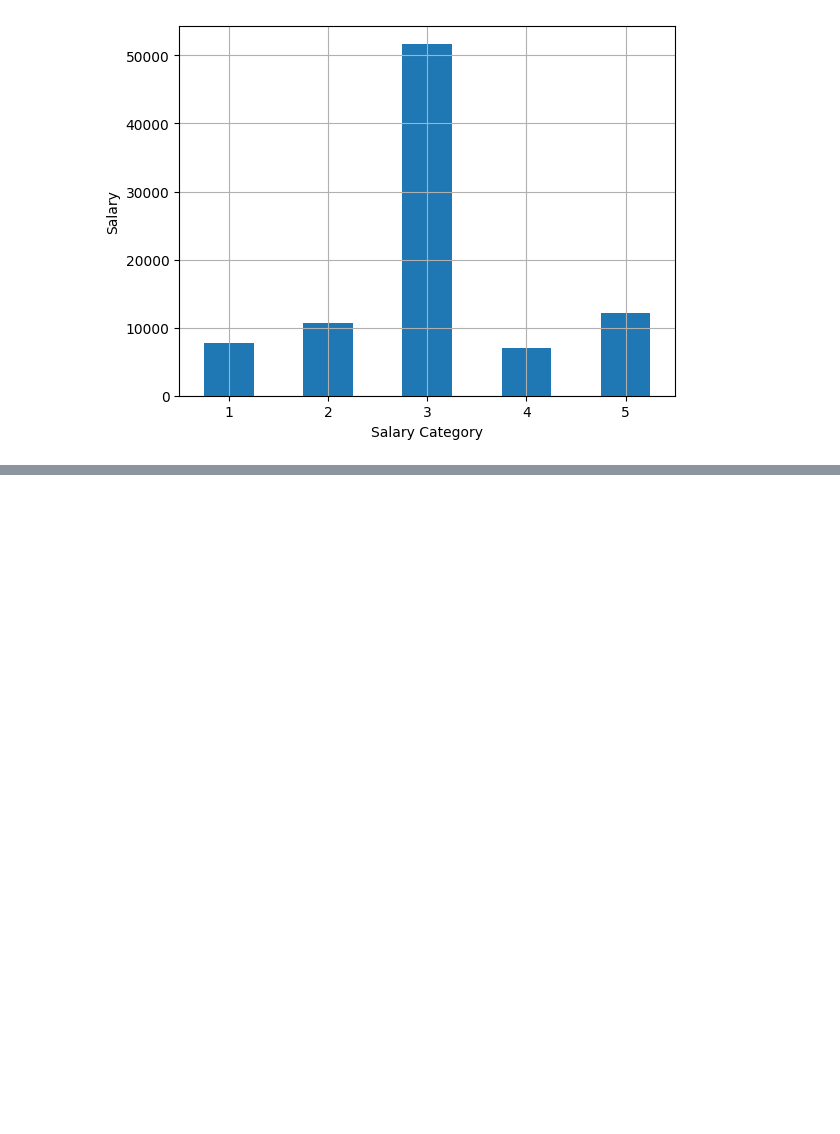
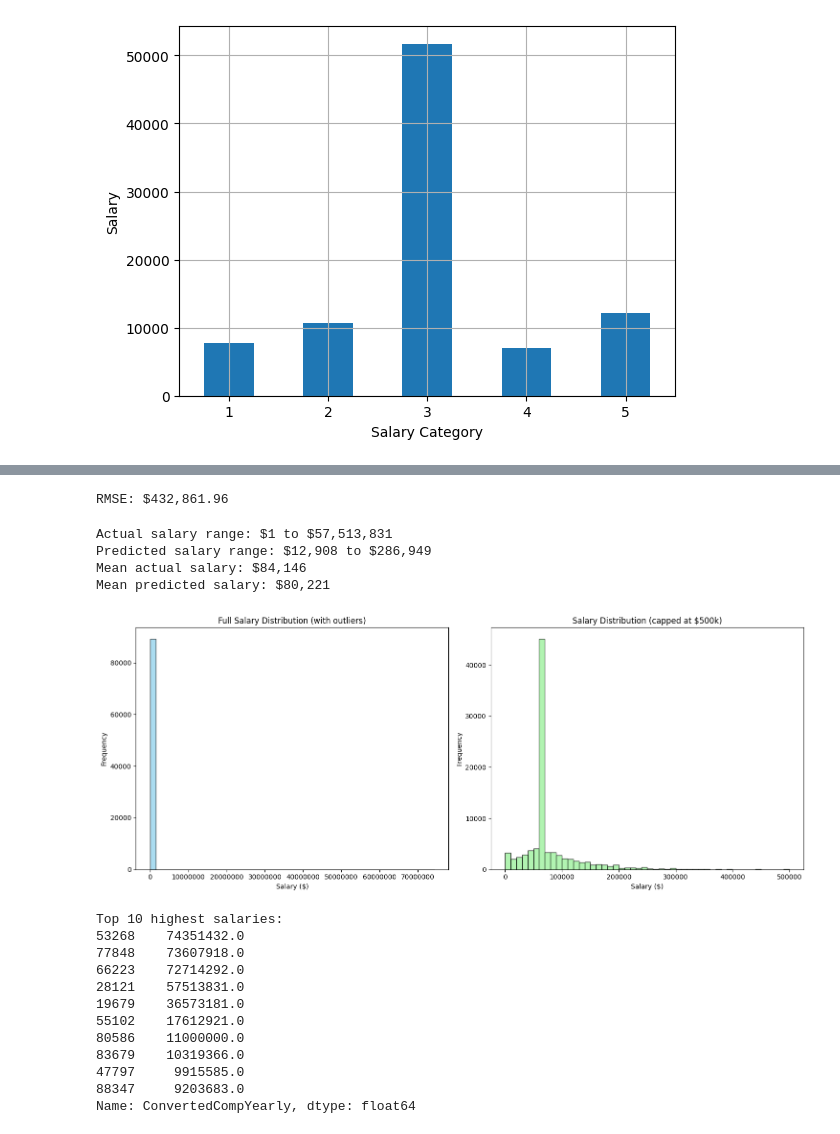
Before and after one commit to hasn77/Stack-Overflow-Survey-Dataset-Model, a Jupyter notebook: getting_started.ipynb, the cells around one changed output, grey strips where cells are left out. Cells and saved outputs as stored; diff of their text form; code cells hidden in the pictures; blank space fills up the shorter version.

Commit message:
LinearRegression Run

```diff
--- a/getting_started.ipynb
+++ b/getting_started.ipynb
@@ -896,4 +886,7 @@ plt.ylabel("Salary")
 plt.show()
 # %% [output]
 [figure]
+# %%
+X = salary.drop('ConvertedCompYearly', axis=1)
+y = salary['ConvertedCompYearly']
 # %%
@@ -1046,0 +979,76 @@ y_train_log.hist(bins=50, figsize=(8, 5))
+# %%
+import numpy as np
+from sklearn.linear_model import LinearRegression
+from sklearn.metrics import mean_squared_error
+
+# Transform target to log scale
+y_train_scaled = np.log1p(y_train)  # log1p = log(1 + x), handles zeros safely
+y_test_scaled = np.log1p(y_test)
+
+# Train model on log-scaled target
+model = LinearRegression()
+model.fit(X_train_processed, y_train_scaled)
+
+# Make predictions (these will be in log scale)
+y_pred_scaled = model.predict(X_test_processed)
+
+# Transform predictions back to original salary scale
+y_pred = np.expm1(y_pred_scaled)  # expm1 = exp(x) - 1, inverse of log1p
+
+# Calculate RMSE on original scale
+rmse = np.sqrt(mean_squared_error(y_test, y_pred))
+print(f"RMSE: ${rmse:,.2f}")
+# %% [output]
+RMSE: $432,861.96
+# %%
+# Check your data ranges
+print(f"Actual salary range: ${y_test.min():,.0f} to ${y_test.max():,.0f}")
+print(f"Predicted salary range: ${y_pred.min():,.0f} to ${y_pred.max():,.0f}")
+print(f"Mean actual salary: ${y_test.mean():,.0f}")
+print(f"Mean predicted salary: ${y_pred.mean():,.0f}")
+# %% [output]
+Actual salary range: $1 to $57,513,831
+Predicted salary range: $12,908 to $286,949
+Mean actual salary: $84,146
+Mean predicted salary: $80,221
+# %%
+import matplotlib.pyplot as plt
+import seaborn as sns
+
+# Create subplots to see both scales
+fig, axes = plt.subplots(1, 2, figsize=(15, 6))
+
+# Plot 1: Full distribution (will show the extreme outliers)
+axes[0].hist(y, bins=50, alpha=0.7, color='skyblue', edgecolor='black')
+axes[0].set_title('Full Salary Distribution (with outliers)')
+axes[0].set_xlabel('Salary ($)')
+axes[0].set_ylabel('Frequency')
+axes[0].ticklabel_format(style='plain', axis='x')
+
+# Plot 2: Zoomed in (cap at reasonable salary range)
+reasonable_salaries = y[y <= 500000]
+axes[1].hist(reasonable_salaries, bins=50, alpha=0.7, color='lightgreen', edgecolor='black')
+axes[1].set_title('Salary Distribution (capped at $500k)')
+axes[1].set_xlabel('Salary ($)')
+axes[1].set_ylabel('Frequency')
+
+plt.tight_layout()
+plt.show()
+
+# Show the extreme outliers
+print("Top 10 highest salaries:")
+print(y.sort_values(ascending=False).head(10))
+# %% [output]
+[figure, added]
+Top 10 highest salaries:
+53268    74351432.0
+77848    73607918.0
+66223    72714292.0
+28121    57513831.0
+19679    36573181.0
+55102    17612921.0
+80586    11000000.0
+83679    10319366.0
+47797     9915585.0
+88347     9203683.0
+Name: ConvertedCompYearly, dtype: float64
```
Also changed, not shown: parts of 22 cells of this notebook, 1 other file.
